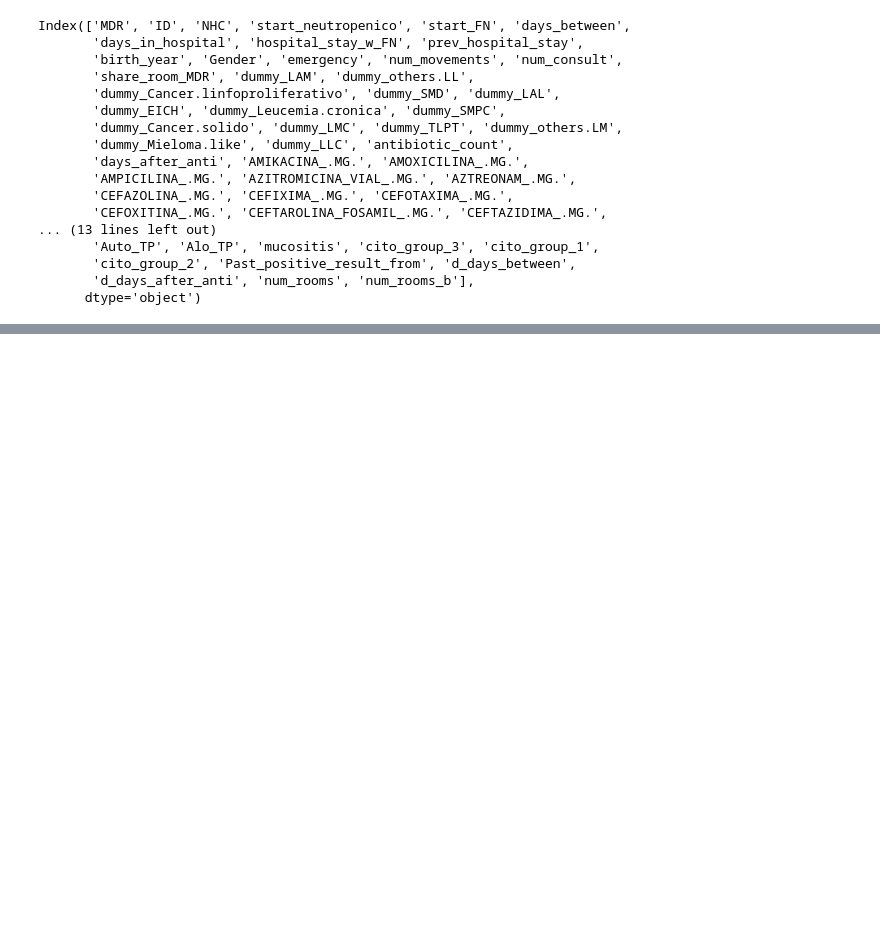
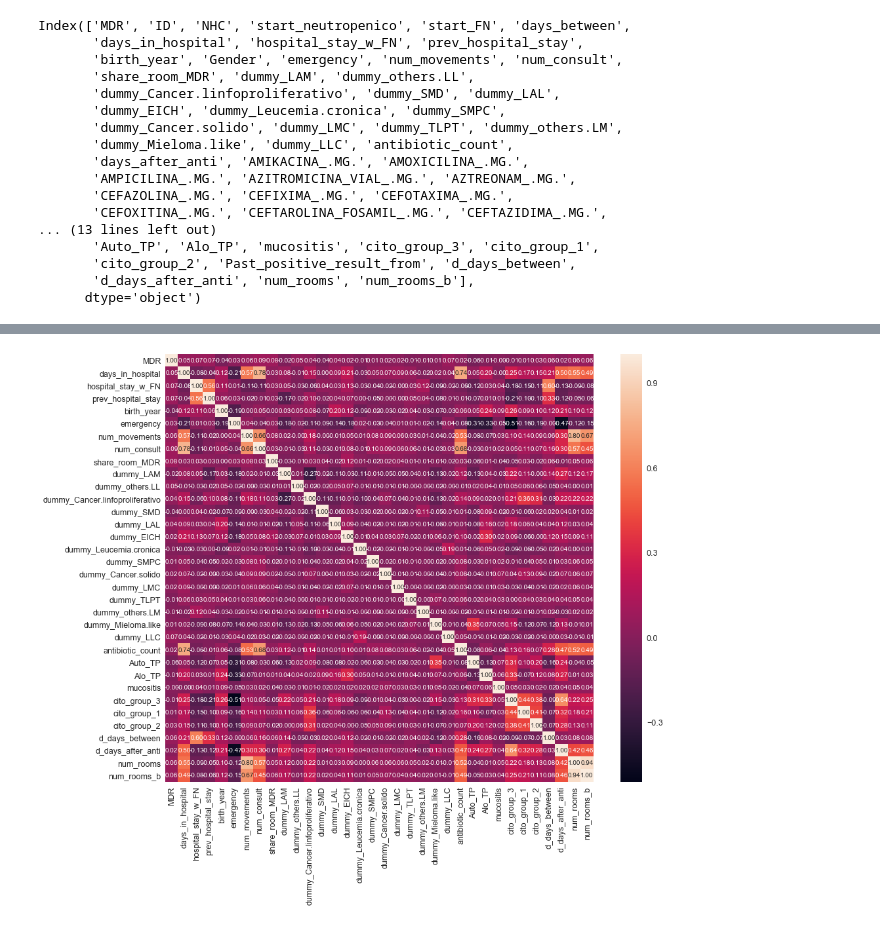
Before and after one commit to adriamoya/health_hackathon_2018, a Jupyter notebook: adriamoya_EDA.ipynb, the cells around one changed output, grey strips where cells are left out. Cells and saved outputs as stored; diff of their text form; code cells hidden in the pictures; blank space fills up the shorter version.

```diff
--- a/adriamoya_EDA.ipynb
+++ b/adriamoya_EDA.ipynb
@@ -215,5 +215,10 @@ Index(['MDR', 'ID', 'NHC', 'start_neutropenico', 'start_FN', 'days_between',
 # drop non necessary columns
 df.drop('Gender', axis=1, inplace=True)
 df.drop('ID', axis=1, inplace=True)
-df.drop('NHC ', axis=1, inplace=True)
+df.drop('NHC', axis=1, inplace=True)
 df.drop('Past_positive_result_from', axis=1, inplace=True)
+df.drop('start_neutropenico', axis=1, inplace=True)
+df.drop('start_FN', axis=1, inplace=True)
+
+df.drop('days_between', axis=1, inplace=True)
+df.drop('days_after_anti', axis=1, inplace=True)
@@ -230,0 +225,3 @@ plt.show()
+# %%
+df = df[df.columns[~df.columns.str.contains('_.MG')]]
+df = df[df.columns[~df.columns.str.contains('_.UND')]]
@@ -230,0 +249,11 @@ plt.show()
+# %%
+# correlation matrix
+cols = df.columns
+corrmat = df.corr()
+f, ax = plt.subplots(figsize=(15, 12))
+cm = np.corrcoef(df[cols].values.T)
+sns.set(font_scale=1.25)
+hm = sns.heatmap(cm, cbar=True, annot=True, square=True, fmt='.2f', annot_kws={'size': 10}, yticklabels=cols.values, xticklabels=cols.values)
+plt.show()
+# %% [output]
+[figure, added]
```
Also changed, not shown: parts of 3 cells of this notebook.
